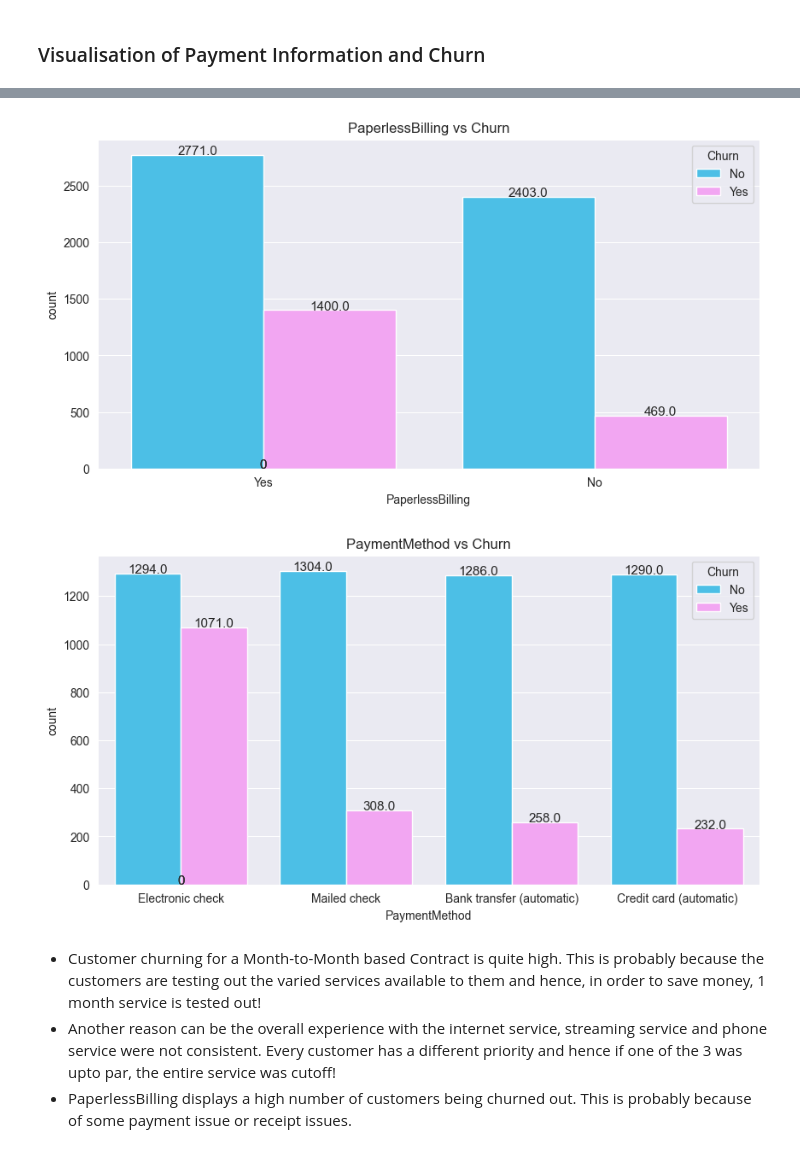
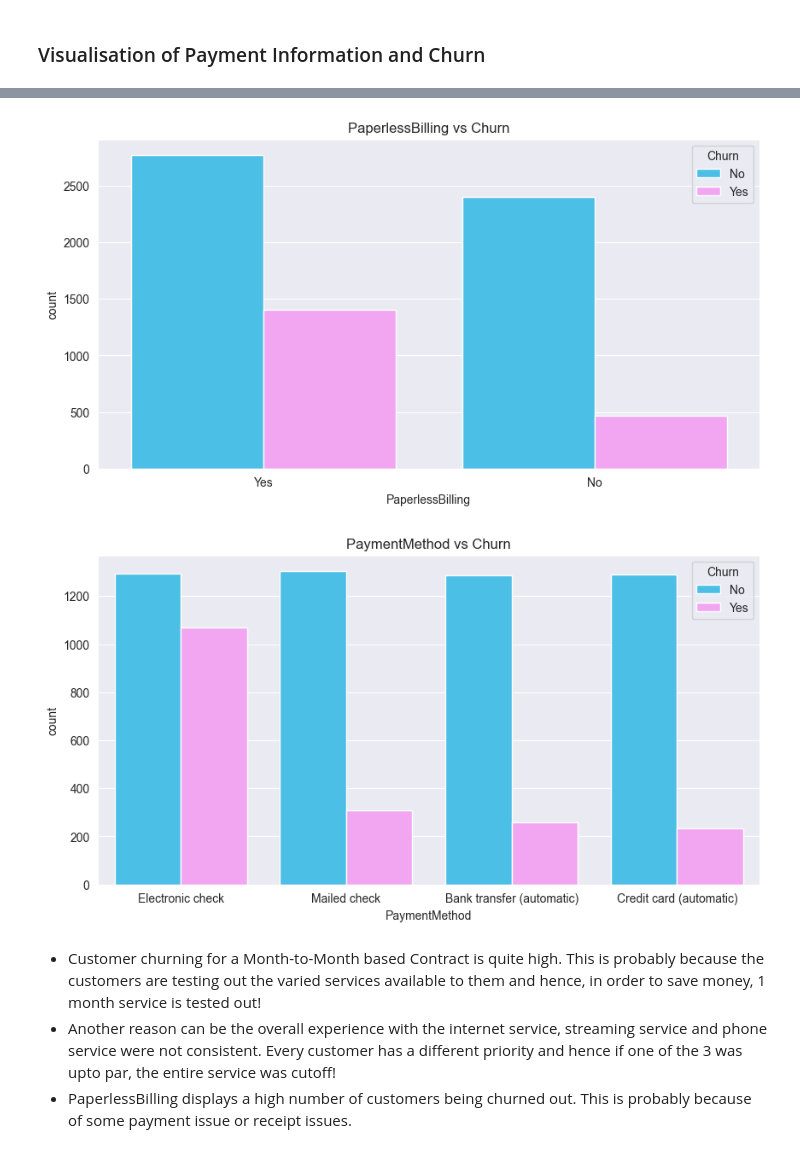
Before and after one commit to TheTastyHanuta/IT-Management, a Jupyter notebook: script.ipynb, the cells around one changed output, grey strips where cells are left out. Saved outputs shown, nothing was run; the diff lists cells and outputs as text; code cells hidden in the pictures.

```diff
--- a/script.ipynb
+++ b/script.ipynb
@@ -259,8 +257,7 @@ for i in l1:
     fig = plt.figure(figsize = (10,5))
     ax = sns.countplot(x = i,data = data,hue = 'Churn',palette = colors)
     plt.title(i + ' vs Churn')
-    for rect in ax.patches:
-        ax.text(rect.get_x() + rect.get_width() / 2, rect.get_height() + 2, rect.get_height(), horizontalalignment='center', fontsize = 11)
+
     plt.show()
     plt.close()
 # %% [output]
@@ -280,8 +277,6 @@ for i in l2:
     fig = plt.figure(figsize = (10,5))
     ax = sns.countplot(x = i,data = data,hue = 'Churn',palette = colors)
     plt.title(i + ' vs Churn')
-    for rect in ax.patches:
-        ax.text(rect.get_x() + rect.get_width() / 2, rect.get_height() + 2, rect.get_height(), horizontalalignment='center', fontsize = 11)
 
     plt.show()
     plt.close()
@@ -307,8 +302,6 @@ for i in l3:
     fig = plt.figure(figsize = (10,5))
     ax = sns.countplot(x = i,data = data,hue = 'Churn',palette = colors)
     plt.title(i + ' vs Churn')
-    for rect in ax.patches:
-        ax.text(rect.get_x() + rect.get_width() / 2, rect.get_height() + 2, rect.get_height(), horizontalalignment='center', fontsize = 11)
 
     plt.show()
     plt.close()
@@ -317,5 +310,5 @@ for i in l3:
-[figure, old version]
+[figure, new version]
-[figure, old version]
+[figure, new version]
 # %% [markdown]
 - Customer churning for a Month-to-Month based Contract is quite high. This is probably because the customers are testing out the varied services available to them and hence, in order to save money, 1 month service is tested out!
 - Another reason can be the overall experience with the internet service, streaming service and phone service were not consistent. Every customer has a different priority and hence if one of the 3 was upto par, the entire service was cutoff!
```
Also changed, not shown: parts of 4 cells of this notebook.
